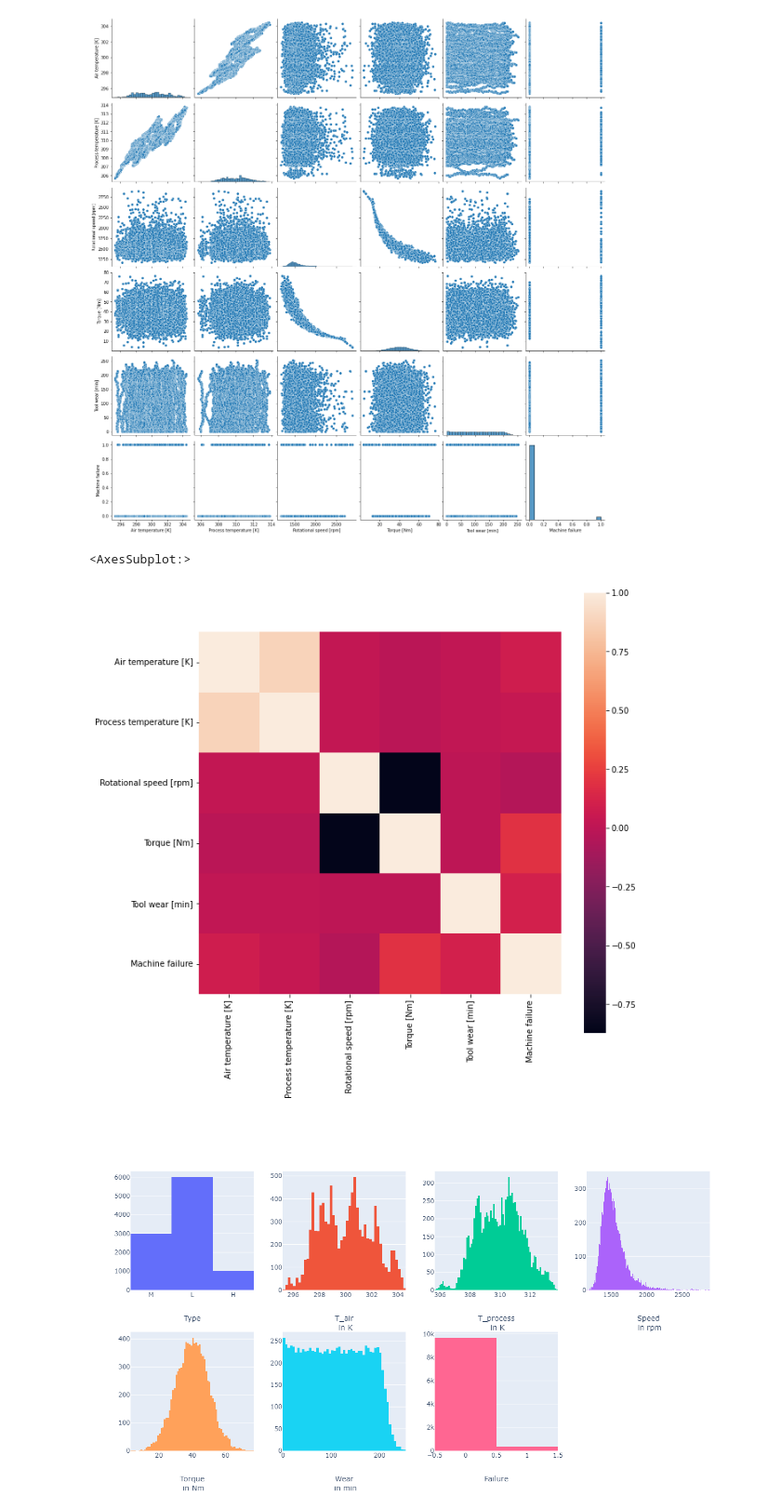
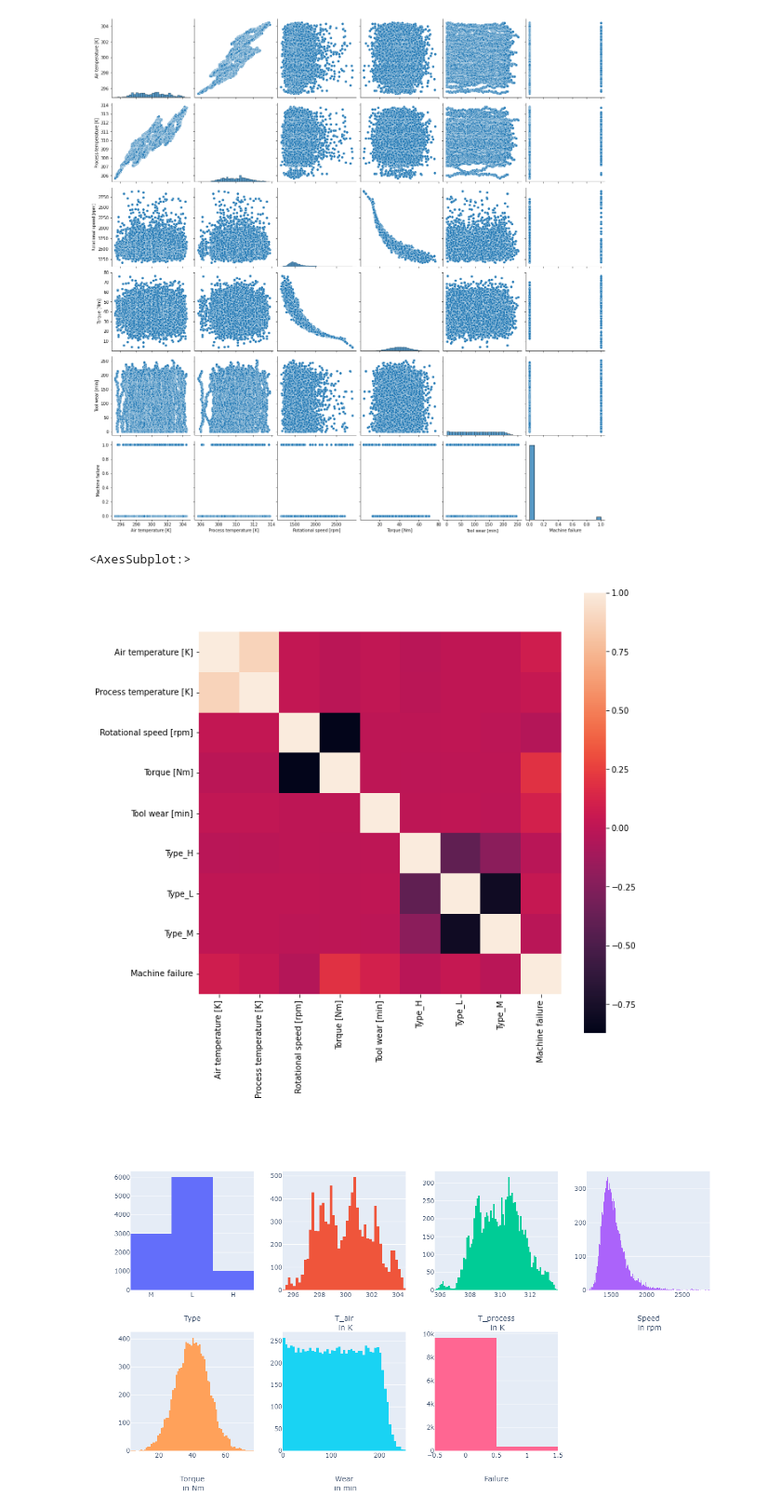
Before and after one commit to hfrechen/predictive_maintenance, a Jupyter notebook: notebooks/EDA.ipynb, the cells around one changed output. Shown at 93% size. Cells and saved outputs as stored; diff of their text form; code cells hidden in the pictures.

Commit message:
Added one hot encoding for the type variable

```diff
--- a/notebooks/EDA.ipynb
+++ b/notebooks/EDA.ipynb
@@ -101,3 +103,5 @@ input_features = input_features.drop("Product ID", axis="columns")
+# %%
+input_features = pd.get_dummies(input_features, columns=["Type"])
 # %% [markdown]
 Finally, we can get some basic statistical insights into the dataset using the describe function.
 # %%
@@ -175,8 +179,8 @@ fig.fig.set_size_inches(FIG_WIDTH/72,FIG_WIDTH/72)
 [figure]
 # %%
 plt.figure(figsize=(FIG_HEIGHT/72,FIG_HEIGHT/72))
-sns.heatmap(df_plot.corr(), square=True)
+sns.heatmap(df.corr(), square=True)
 # %% [output]
 <AxesSubplot:>
-[figure, old version]
+[figure, new version]
 # %%
```
Also changed, not shown: parts of 4 cells of this notebook, 2 other files.
